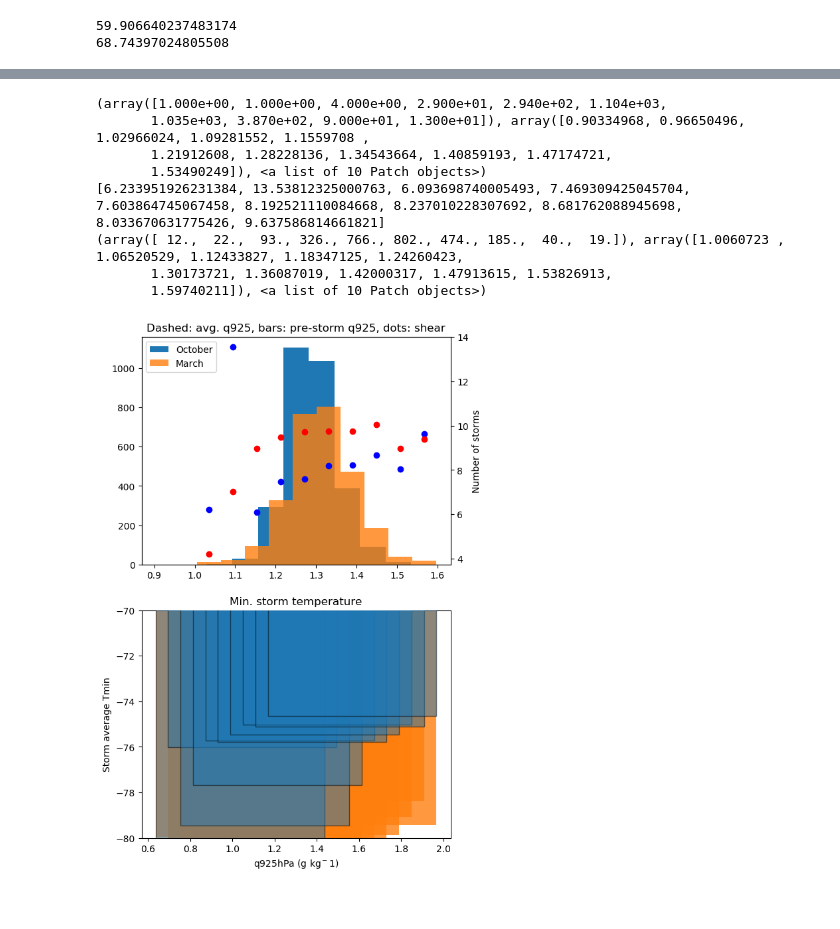
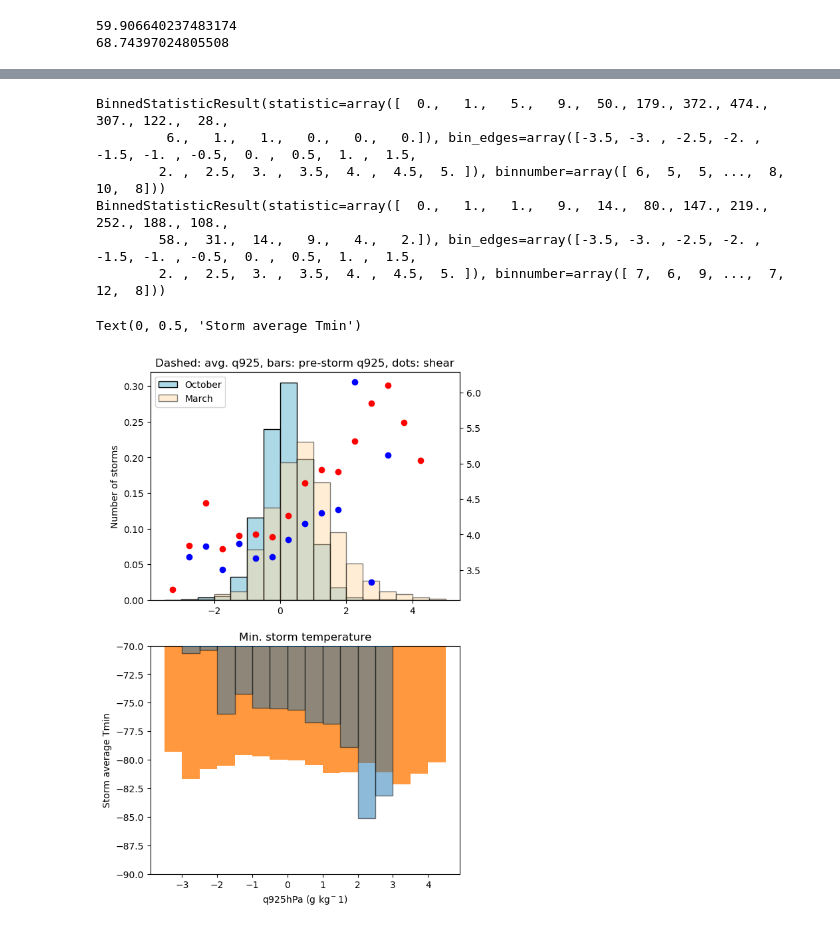
Before and after one commit to cornkle/proj_CEH, a Jupyter notebook: notebooks/CLOVER_OctMarch_fQ_shearSensitivity.ipynb, the cells around one changed output, grey strips where cells are left out. Cells and saved outputs as stored; diff of their text form; code cells hidden in the pictures.

Commit message:
ERA5 file and new histogram for q shear relationship

```diff
--- a/notebooks/CLOVER_OctMarch_fQ_shearSensitivity.ipynb
+++ b/notebooks/CLOVER_OctMarch_fQ_shearSensitivity.ipynb
@@ -158,13 +168,12 @@ dic = {
     'u925' : e_u925,
     'q925' : e_q925*1000,
     'q700' : e_q700*1000,
-    'rh925' : e_rh925,
-    'shear' : (e_u650-e_u925)*-1,
-    'month' : month,
-    'area' : area*7.7**2,
-    'tmin' : ttg,
-    'tmean' : ttm,
-    'lat' : lat,
-    'lon' : lon,
+    'shear' : shearss[0],
+    'month' : era_out['month'],
+    'area' : np.array(era_out['area'])*7.7**2,
+    'tmin' : era_out['tmin'],
+    'tmean' : era_out['tmean'],
+    'lat' : era_out['lat'],
+    'lon' : era_out['lon'],
 }
 ds = pd.DataFrame(dic)
@@ -226,7 +237,7 @@ print(np.percentile(obs_oct.prcp,90))
 # %%
 #March oct test
 inputs = ds
-pos_march = (inputs.month==3)  & (inputs.u650<0) & (inputs.area>=10000) #& (ds.q925>=12.5)
-pos_oct = (inputs.month==10)  & (inputs.u650<0) & (inputs.area>=10000)
+pos_march = (inputs.month==3)  & (inputs.u650<0) & (inputs.area>=5000) #& (ds.q925>=12.5)
+pos_oct = (inputs.month==10)  & (inputs.u650<0) & (inputs.area>=5000)
 dss_march = inputs[pos_march]
 dss_oct = inputs[pos_oct]
@@ -244,62 +275,77 @@ dss_oct.lat.min()
 f = plt.figure(figsize=(6,10), dpi=100)
 ax = f.add_subplot(211)
 
-Ho = plt.hist(dss_oct.q925/dss_oct.qtot, label='October', bins=10)
+Ho = binned_statistic(dss_oct.q925, dss_oct.q925,bins=np.arange(-3.5,5.5,0.5),statistic='count')#plt.hist(dss_oct.q925, label='October', bins=12, range=(-4,5))
+#std = binned_statistic(dss_oct.q925, dss_oct.q925, bins=12, statistic='std')
+
+
 bins = Ho[1]
 binmid = bins[1::]-((bins[1::]-bins[0:-1])/2)
+#Ho = plt.hist(dss_oct.q925, label='October', alpha=0.8, bins=12, range=(-4,5))
+plt.bar(binmid, Ho[0]/np.sum(Ho[0]),  color='lightblue', ecolor='black', edgecolor='k', width=0.5, label='October')
+#ipdb.set_trace()
+
 print(Ho)
 #plt.vlines(15.048924, 0, 1900, 'b', linestyle='dashed')
 shears_oct = []
 tmin_oct = []
-for ids, qs in enumerate(bins[0:-1]):
-    pos = (dss_oct.q925/dss_oct.qtot>=qs) & (dss_oct.q925/dss_oct.qtot<bins[ids+1])
+
+for ids, qs in enumerate(bins[0:-2]):
+    pos = (dss_oct.q925>=qs) & (dss_oct.q925<bins[ids+1])
     pick = dss_oct.where(pos)
+
     shears_oct.append(np.mean(pick.shear))
     tmin_oct.append(np.mean(pick.tmin))
-print(shears_oct)
 
-Hm = plt.hist(dss_march.q925/dss_march.qtot, label='March', alpha=0.8, bins=10)
+
+Hm = binned_statistic(dss_march.q925, dss_march.q925, statistic='count', bins=np.arange(-3.5,5.5,0.5))#plt.hist(dss_oct.q925, label='October', bins=12, range=(-4,5))
+#std = binned_statistic(dss_march.q925, dss_march.q925, bins=12, statistic='std')
+
+
 print(Hm)
 #plt.vlines(15.146461,0, 1900,'r', linestyle='dashed')
 bins = Hm[1]
 binmid = bins[1::]-((bins[1::]-bins[0:-1])/2)
+plt.bar(binmid, Hm[0]/np.sum(Hm[0]),  color='navajowhite', ecolor='black', edgecolor='k', width=0.5, alpha=0.5, label='March')
+
 shears_march = []
 tmin_march = []
-for ids, qs in enumerate(bins[0:-1]):
-    pos = (dss_march.q925/dss_march.qtot>=qs) & (dss_march.q925/dss_march.qtot<bins[ids+1])
+for ids, qs in enumerate(bins[0:-2]):
+    pos = (dss_march.q925>=qs) & (dss_march.q925<bins[ids+2])
     pick = dss_march.where(pos)
     shears_march.append(np.mean(pick.shear))
     tmin_march.append(np.mean(pick.tmin))
 
+
 ax1 = ax.twinx()
-ax1.plot(binmid,shears_oct, 'bo')
-ax1.plot(binmid,shears_march, 'ro')
+
+ax1.plot(binmid[0:-1],shears_oct, 'bo')
+ax1.plot(binmid[0:-1],shears_march, 'ro')
 
 
-plt.ylabel('Number of storms')
+ax.set_ylabel('Number of storms')
 plt.title('Dashed: avg. q925, bars: pre-storm q925, dots: shear')
 ax.legend(loc='upper left')
 
 
 ax = f.add_subplot(212)
 plt.title('Min. storm temperature')
-plt.bar(binmid,tmin_oct, align='center', zorder=9, edgecolor='k', alpha=0.5)
-plt.bar(binmid,tmin_march, alpha=0.8, align='center')
+plt.bar(binmid[0:-1],tmin_oct, align='center', zorder=9, edgecolor='k', alpha=0.5, width=0.5)
+plt.bar(binmid[0:-1],tmin_march, alpha=0.8, align='center', width=0.5)
 ax.set_xlabel('q925hPa (g kg$^-1$)')
-plt.ylim(-80,-70)
+plt.ylim(-90,-70)
 plt.ylabel('Storm average Tmin')
 
-plt.savefig(cnst.network_data + 'figs/barplot_storm_avgQ.jpg')
+#plt.savefig(cnst.network_data + 'figs/barplot_storm_avgQ.jpg')
 # %% [output]
-(array([1.000e+00, 1.000e+00, 4.000e+00, 2.900e+01, 2.940e+02, 1.104e+03,
-       1.035e+03, 3.870e+02, 9.000e+01, 1.300e+01]), array([0.90334968, 0.96650496, 1.02966024, 1.09281552, 1.1559708 ,
-       1.21912608, 1.28228136, 1.34543664, 1.40859193, 1.47174721,
-       1.53490249]), <a list of 10 Patch objects>)
-[6.233951926231384, 13.53812325000763, 6.093698740005493, 7.469309425045704, 7.603864745067458, 8.192521110084668, 8.237010228307692, 8.681762088945698, 8.033670631775426, 9.637586814661821]
-(array([ 12.,  22.,  93., 326., 766., 802., 474., 185.,  40.,  19.]), array([1.0060723 , 1.06520529, 1.12433827, 1.18347125, 1.24260423,
-       1.30173721, 1.36087019, 1.42000317, 1.47913615, 1.53826913,
-       1.59740211]), <a list of 10 Patch objects>)
+BinnedStatisticResult(statistic=array([  0.,   1.,   5.,   9.,  50., 179., 372., 474., 307., 122.,  28.,
+         6.,   1.,   1.,   0.,   0.,   0.]), bin_edges=array([-3.5, -3. , -2.5, -2. , -1.5, -1. , -0.5,  0. ,  0.5,  1. ,  1.5,
+        2. ,  2.5,  3. ,  3.5,  4. ,  4.5,  5. ]), binnumber=array([ 6,  5,  5, ...,  8, 10,  8]))
+BinnedStatisticResult(statistic=array([  0.,   1.,   1.,   9.,  14.,  80., 147., 219., 252., 188., 108.,
+        58.,  31.,  14.,   9.,   4.,   2.]), bin_edges=array([-3.5, -3. , -2.5, -2. , -1.5, -1. , -0.5,  0. ,  0.5,  1. ,  1.5,
+        2. ,  2.5,  3. ,  3.5,  4. ,  4.5,  5. ]), binnumber=array([ 7,  6,  9, ...,  7, 12,  8]))
+Text(0, 0.5, 'Storm average Tmin')
-[figure, old version]
+[figure, new version]
 # %%
 f = plt.figure(figsize=(6,10), dpi=100)
 ax = f.add_subplot(211)
```
Also changed, not shown: parts of 25 cells of this notebook, 14 other files.
